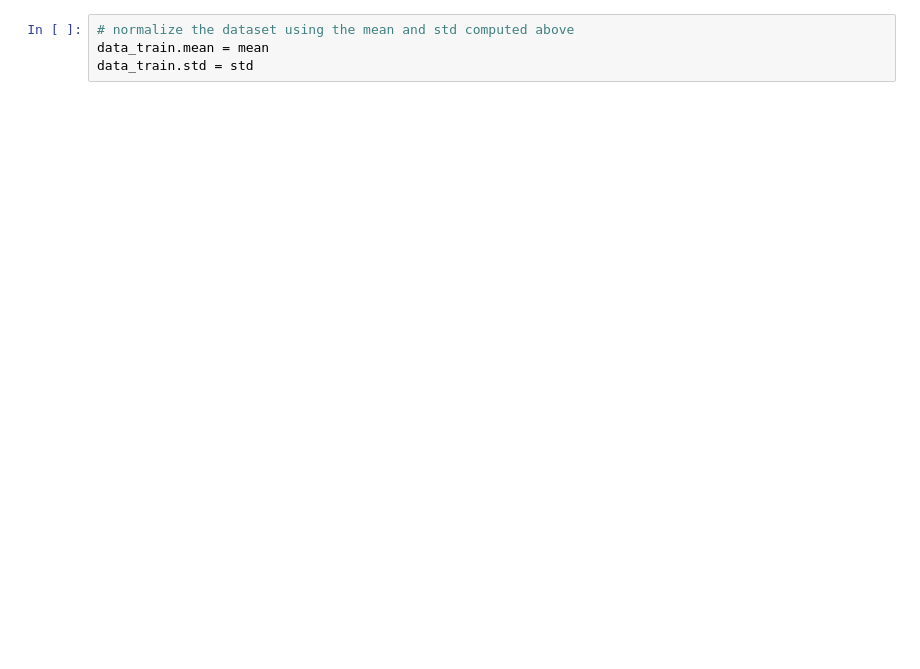
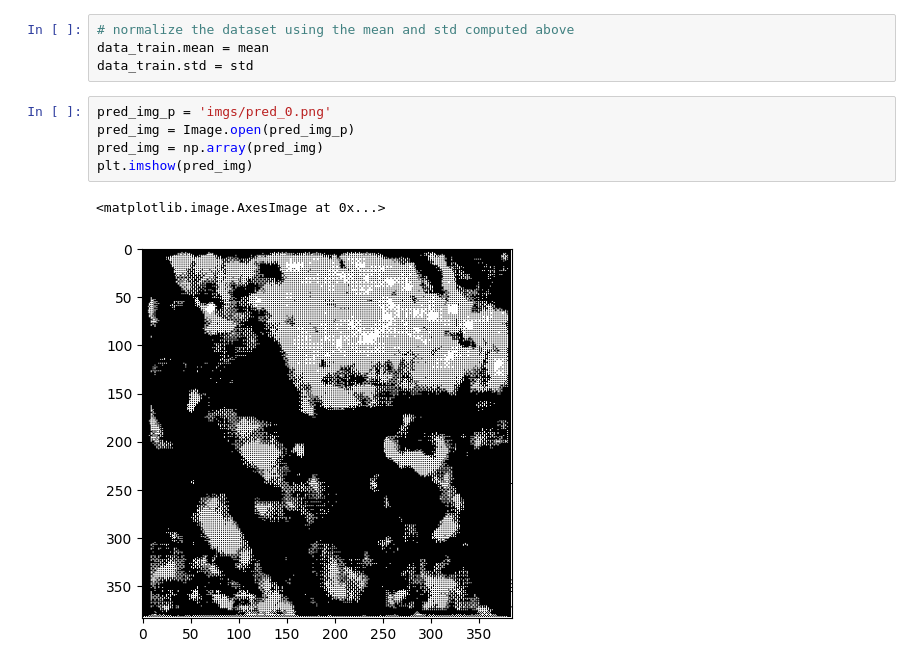
Before and after one commit to TheArtemis/Sapienza-AI-Lab-Project, a Jupyter notebook: 38-cloud-notebook.ipynb, the cells around one changed output. Cells and saved outputs as stored; diff of their text form; blank space fills up the shorter version.

```diff
--- a/38-cloud-notebook.ipynb
+++ b/38-cloud-notebook.ipynb
@@ -240,3 +321,11 @@ KeyboardInterrupt:
 # normalize the dataset using the mean and std computed above
 data_train.mean = mean
 data_train.std = std
+# %%
+pred_img_p = 'imgs/pred_0.png'
+pred_img = Image.open(pred_img_p)
+pred_img = np.array(pred_img)
+plt.imshow(pred_img)
+# %% [output]
+<matplotlib.image.AxesImage at 0x...>
+[figure, added]
```
Also changed, not shown: parts of 13 cells of this notebook.
